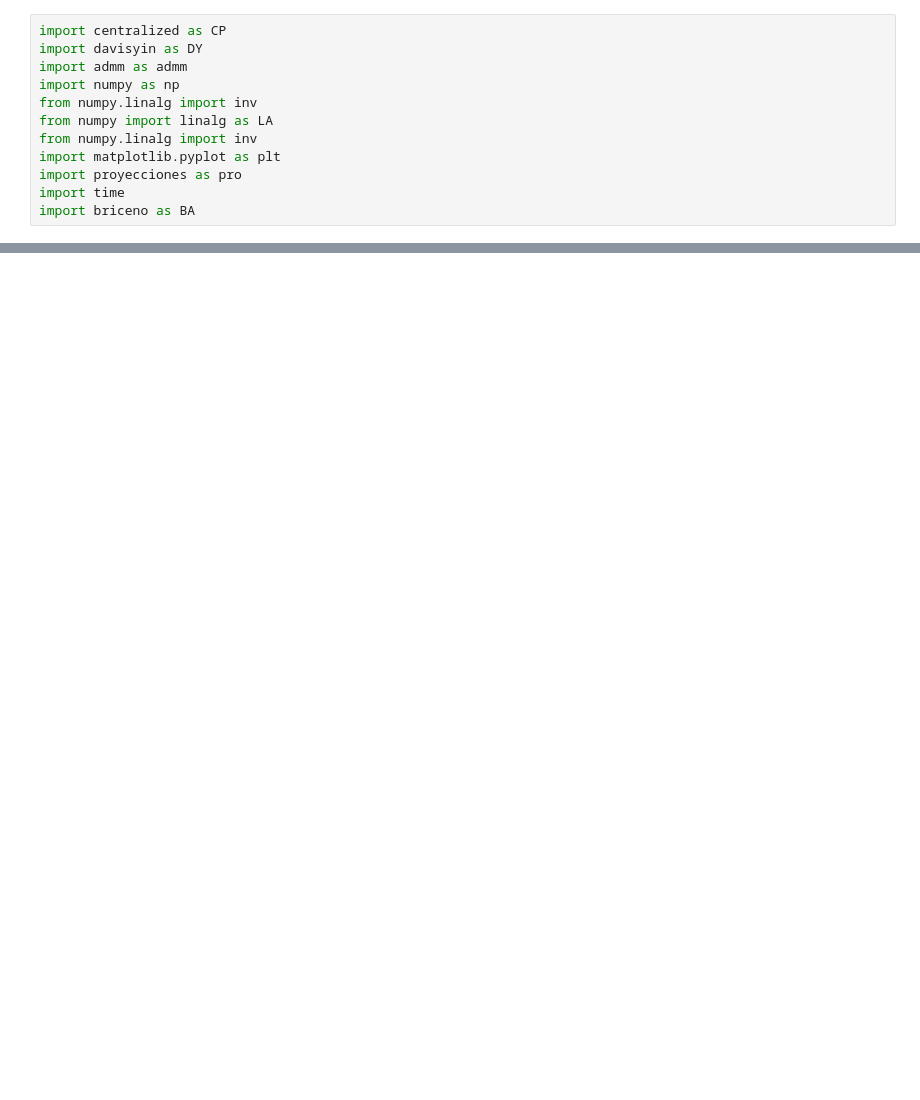
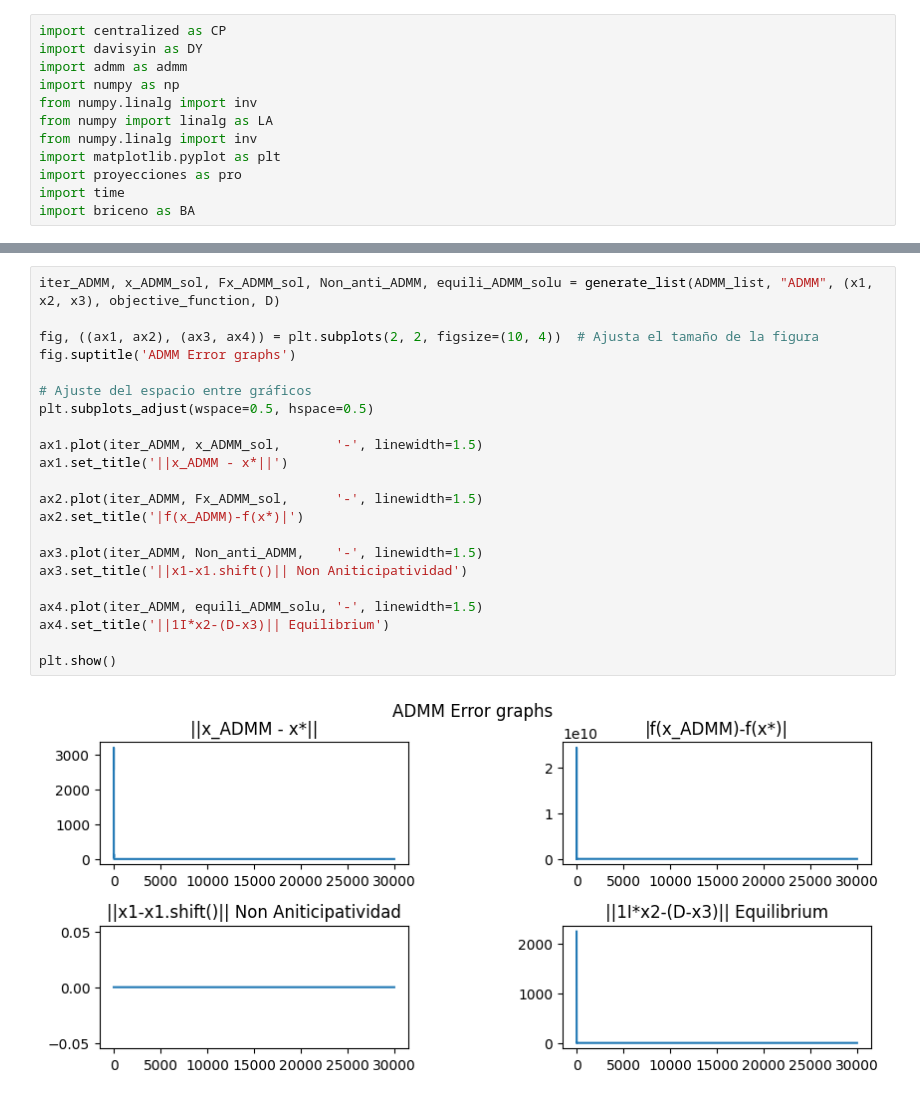
Before and after one commit to Alan-Grez/memoria, a Jupyter notebook: solutions.ipynb, the cells around one changed output, grey strips where cells are left out. Saved outputs shown, nothing was run; the diff lists cells and outputs as text; blank space fills up the shorter version.

```diff
--- a/solutions.ipynb
+++ b/solutions.ipynb
@@ -141,0 +197,24 @@ Text(0.5, 0.98, 'Subtitulo')
+# %%
+iter_ADMM, x_ADMM_sol, Fx_ADMM_sol, Non_anti_ADMM, equili_ADMM_solu = generate_list(ADMM_list, "ADMM", (x1, x2, x3), objective_function, D)
+
+fig, ((ax1, ax2), (ax3, ax4)) = plt.subplots(2, 2, figsize=(10, 4))  # Ajusta el tamaño de la figura
+fig.suptitle('ADMM Error graphs')
+
+# Ajuste del espacio entre gráficos
+plt.subplots_adjust(wspace=0.5, hspace=0.5)
+
+ax1.plot(iter_ADMM, x_ADMM_sol,       '-', linewidth=1.5)
+ax1.set_title('||x_ADMM - x*||')
+
+ax2.plot(iter_ADMM, Fx_ADMM_sol,      '-', linewidth=1.5)
+ax2.set_title('|f(x_ADMM)-f(x*)|')
+
+ax3.plot(iter_ADMM, Non_anti_ADMM,    '-', linewidth=1.5)
+ax3.set_title('||x1-x1.shift()|| Non Aniticipatividad')
+
+ax4.plot(iter_ADMM, equili_ADMM_solu, '-', linewidth=1.5)
+ax4.set_title('||1I*x2-(D-x3)|| Equilibrium')
+
+plt.show()
+# %% [output]
+[figure, added]
```
Also changed, not shown: parts of 15 cells of this notebook.
